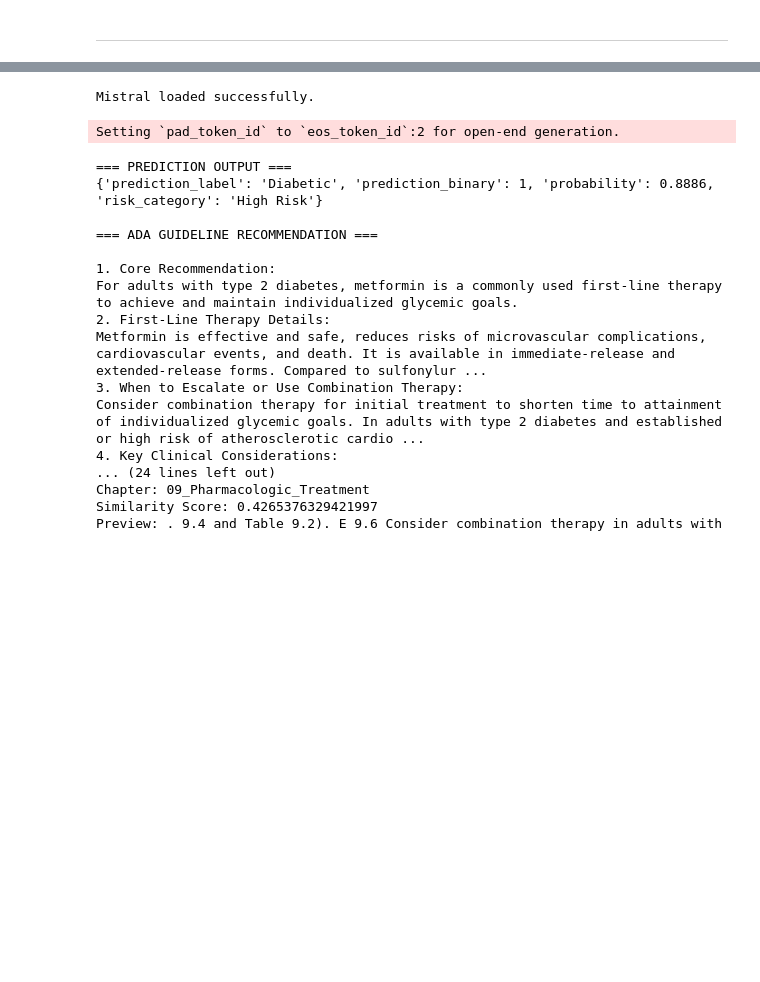
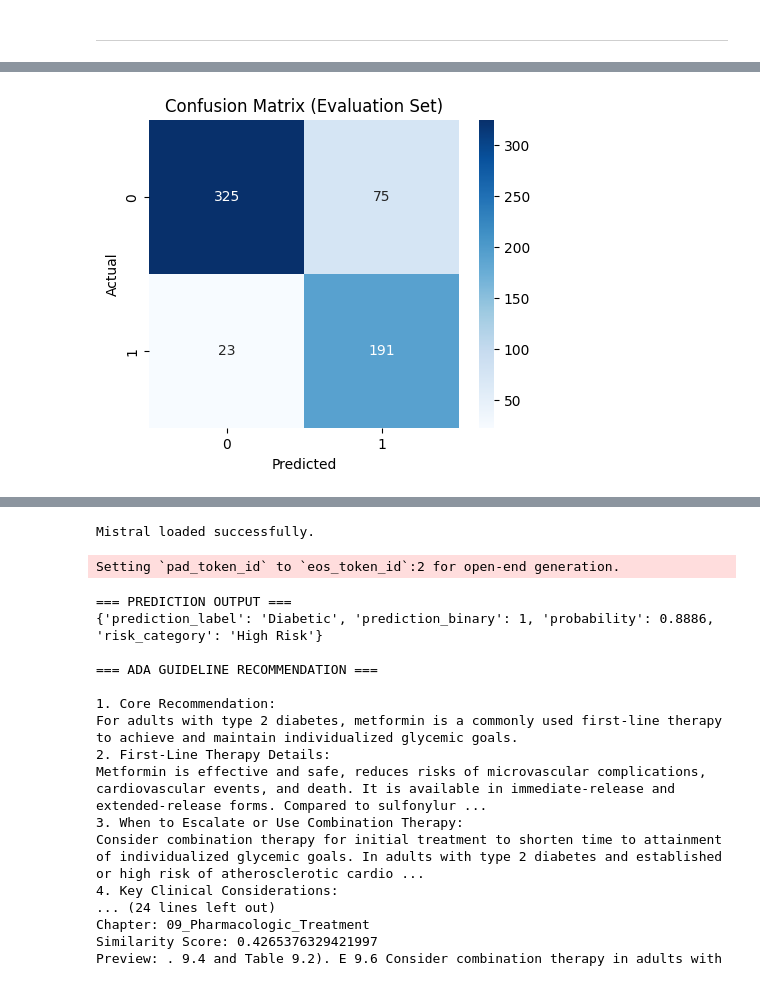
Before and after one commit to SummerNova25/BARAG, a Jupyter notebook: BARAG.ipynb, the cells around one changed output, grey strips where cells are left out. Drawn from its saved outputs; the diff is of its cells as text; code cells hidden in the pictures; blank space fills up the shorter version.

Commit message:
Add files via upload
Finalized model

```diff
--- a/BARAG.ipynb
+++ b/BARAG.ipynb
@@ -651,0 +603,20 @@ def preprocess_ada_text(text):
+# %%
+#-------------------------------------------------------------------------------
+
+# STEP 0: Create Final Hold-Out Test Set (For Fairness + SHAP)
+
+#-------------------------------------------------------------------------------
+
+X_eval, X_unused, y_eval, y_unused = train_test_split(
+    X,
+    y,
+    test_size=0.2,
+    stratify=y,
+    random_state=42
+)
+
+print("Evaluation Set Shape:", X_eval.shape)
+print("Evaluation Label Distribution:")
+print(y_eval.value_counts(normalize=True))
+
+feature_names = X.columns.tolist()
@@ -651,0 +663,13 @@ def preprocess_ada_text(text):
+# %%
+y_pred_eval = final_model.predict(X_eval)
+
+cm = confusion_matrix(y_eval, y_pred_eval)
+
+plt.figure(figsize=(5,4))
+sns.heatmap(cm, annot=True, fmt='d', cmap='Blues')
+plt.xlabel("Predicted")
+plt.ylabel("Actual")
+plt.title("Confusion Matrix (Evaluation Set)")
+plt.show()
+# %% [output]
+[figure, added]
```
Also changed, not shown: parts of 68 cells of this notebook.
